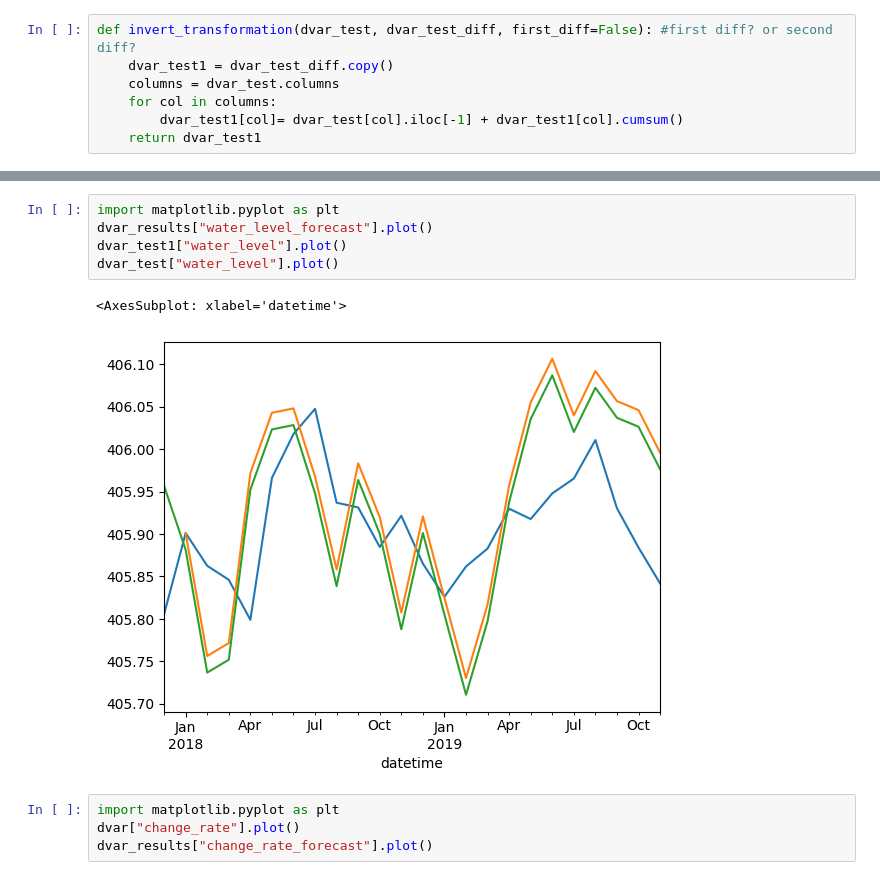
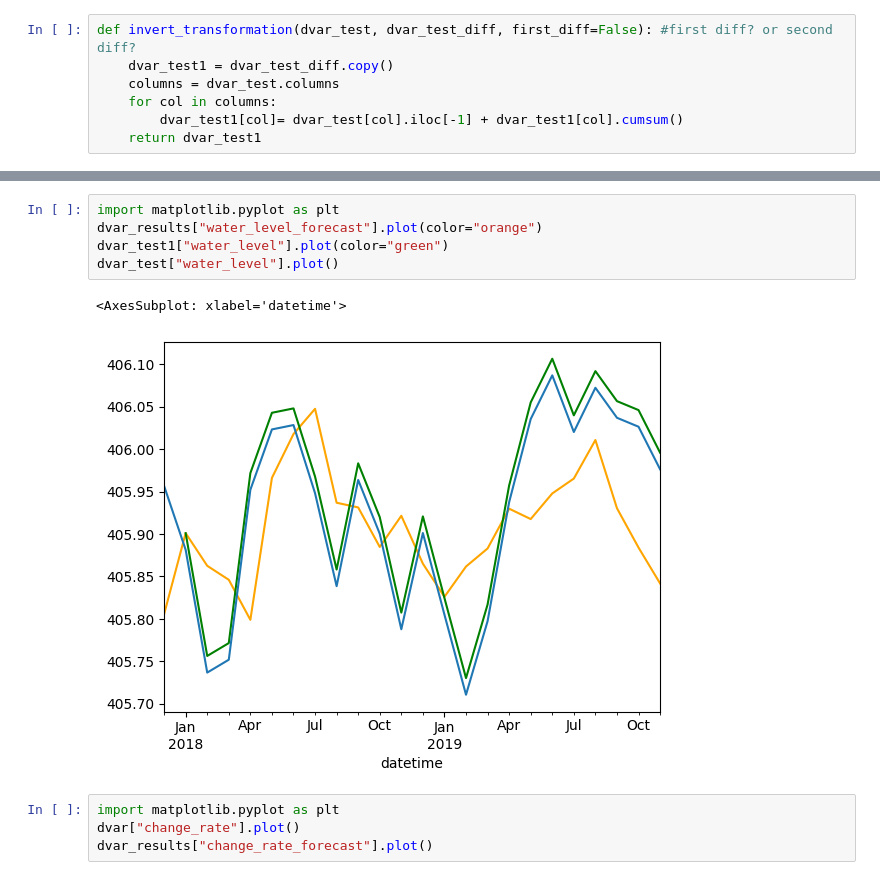
Before and after one commit to kaebry/DSF, a Jupyter notebook: Code/VAR_test.ipynb, the cells around one changed output, grey strips where cells are left out. Cells and saved outputs as stored; diff of their text form.

```diff
--- a/Code/VAR_test.ipynb
+++ b/Code/VAR_test.ipynb
@@ -446,12 +446,12 @@ plt.tight_layout();
 [figure]
 # %%
 import matplotlib.pyplot as plt
-dvar_results["water_level_forecast"].plot()
-dvar_test1["water_level"].plot()
+dvar_results["water_level_forecast"].plot(color="orange")
+dvar_test1["water_level"].plot(color="green")
 dvar_test["water_level"].plot()
 # %% [output]
 <AxesSubplot: xlabel='datetime'>
-[figure, old version]
+[figure, new version]
 # %%
 import matplotlib.pyplot as plt
 dvar["change_rate"].plot()
```
Also changed, not shown: parts of 8 cells of this notebook.
